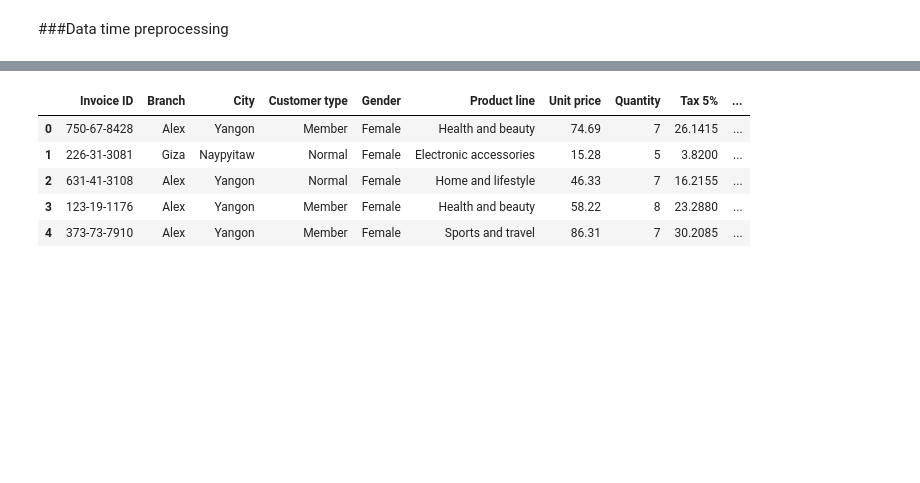
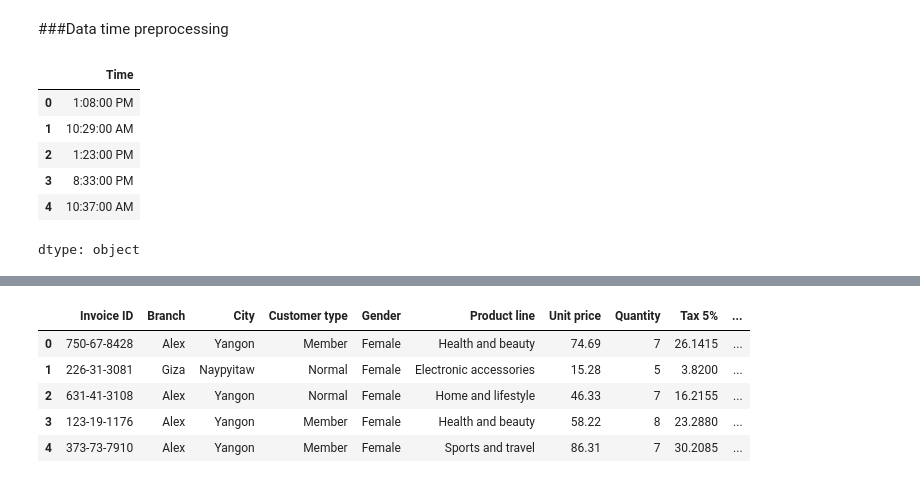
Before and after one commit to StefanoBgl/Supermarket-Sales-Analysis, a Jupyter notebook: [Completed] Understanding_Customer_Behavior_through_Sales_Data.ipynb, the cells around one changed output, grey strips where cells are left out. Drawn from its saved outputs; the diff is of its cells as text; code cells hidden in the pictures; blank space fills up the shorter version.

```diff
--- a/[Completed] Understanding_Customer_Behavior_through_Sales_Data.ipynb
+++ b/[Completed] Understanding_Customer_Behavior_through_Sales_Data.ipynb
@@ -152,3 +153,13 @@ Branch-City 1:1 relationship:
 9  Cairo   Mandalay
 # %% [markdown]
 ###Data time preprocessing
+# %%
+df['Time'].head()
+# %% [output]
+|  | Time |
+| 0 | 1:08:00 PM |
+| 1 | 10:29:00 AM |
+| 2 | 1:23:00 PM |
+| 3 | 8:33:00 PM |
+| 4 | 10:37:00 AM |
+dtype: object
```
Also changed, not shown: parts of 3 cells of this notebook.
